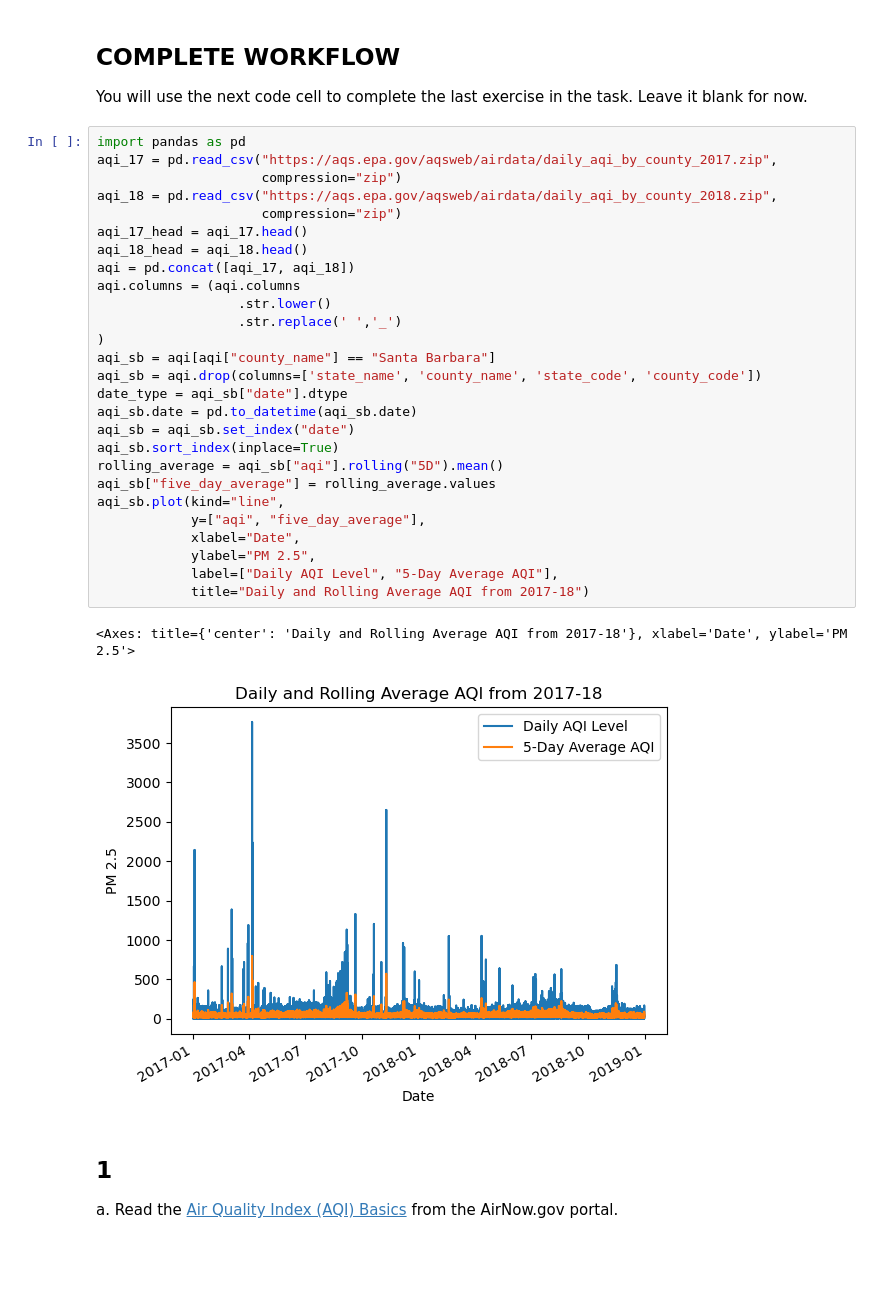
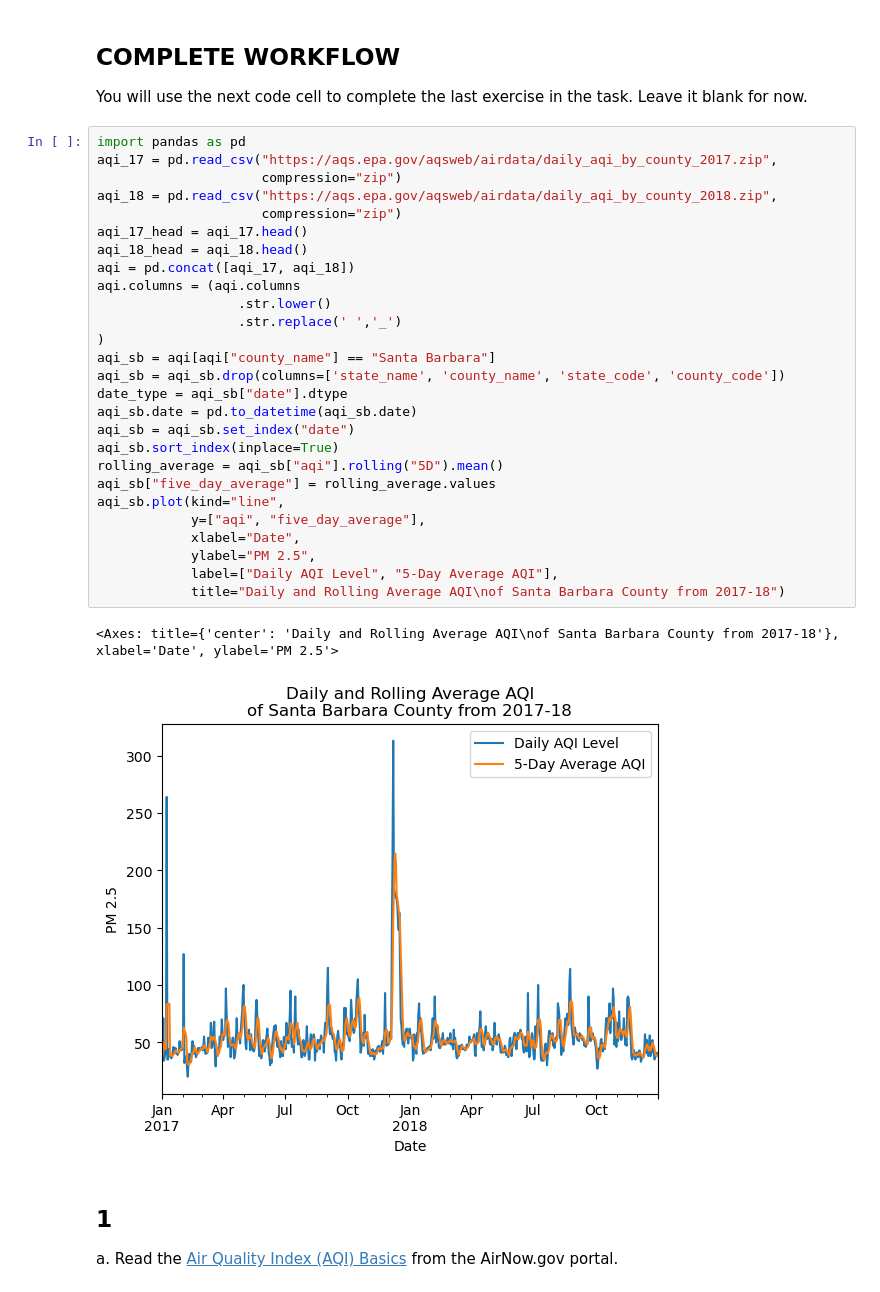
Before and after one commit to imsibaja/eds220-hwk2, a Jupyter notebook: hwk2-task3-aqi.ipynb, the cells around one changed output. Saved outputs shown, nothing was run; the diff lists cells and outputs as text; blank space fills up the shorter version.

Commit message:
update graph

```diff
--- a/hwk2-task3-aqi.ipynb
+++ b/hwk2-task3-aqi.ipynb
@@ -33,33 +33,33 @@ You will use the next code cell to complete the last exercise in the task. Leave
 # %%
 import pandas as pd
 aqi_17 = pd.read_csv("https://aqs.epa.gov/aqsweb/airdata/daily_aqi_by_county_2017.zip",
                      compression="zip")
 aqi_18 = pd.read_csv("https://aqs.epa.gov/aqsweb/airdata/daily_aqi_by_county_2018.zip",
                      compression="zip")
 aqi_17_head = aqi_17.head()
 aqi_18_head = aqi_18.head()
 aqi = pd.concat([aqi_17, aqi_18])
 aqi.columns = (aqi.columns
                   .str.lower()
                   .str.replace(' ','_')
 )
 aqi_sb = aqi[aqi["county_name"] == "Santa Barbara"]
-aqi_sb = aqi.drop(columns=['state_name', 'county_name', 'state_code', 'county_code'])
+aqi_sb = aqi_sb.drop(columns=['state_name', 'county_name', 'state_code', 'county_code'])
 date_type = aqi_sb["date"].dtype
 aqi_sb.date = pd.to_datetime(aqi_sb.date)
 aqi_sb = aqi_sb.set_index("date")
 aqi_sb.sort_index(inplace=True)
 rolling_average = aqi_sb["aqi"].rolling("5D").mean()
 aqi_sb["five_day_average"] = rolling_average.values
 aqi_sb.plot(kind="line",
             y=["aqi", "five_day_average"],
             xlabel="Date",
             ylabel="PM 2.5",
             label=["Daily AQI Level", "5-Day Average AQI"],
-            title="Daily and Rolling Average AQI from 2017-18")
+            title="Daily and Rolling Average AQI\nof Santa Barbara County from 2017-18")
 # %% [output]
-<Axes: title={'center': 'Daily and Rolling Average AQI from 2017-18'}, xlabel='Date', ylabel='PM 2.5'>
+<Axes: title={'center': 'Daily and Rolling Average AQI\nof Santa Barbara County from 2017-18'}, xlabel='Date', ylabel='PM 2.5'>
-[figure, old version]
+[figure, new version]
 # %% [markdown]
 ## 1
 
```
Also changed, not shown: parts of 3 cells of this notebook.
